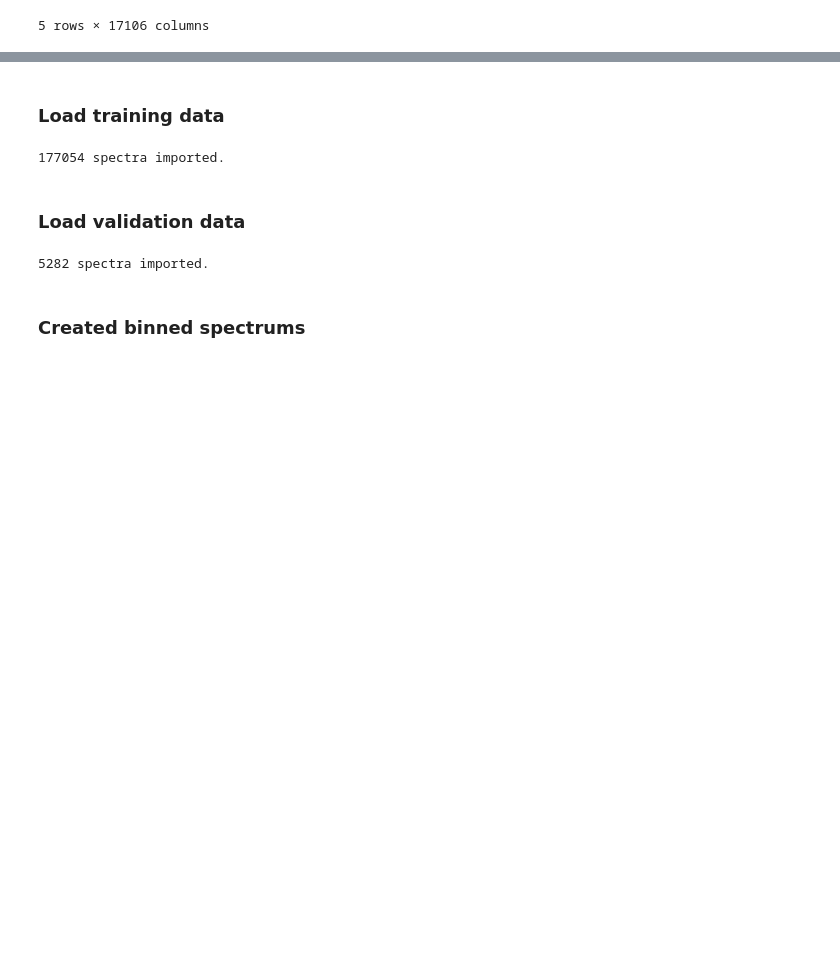
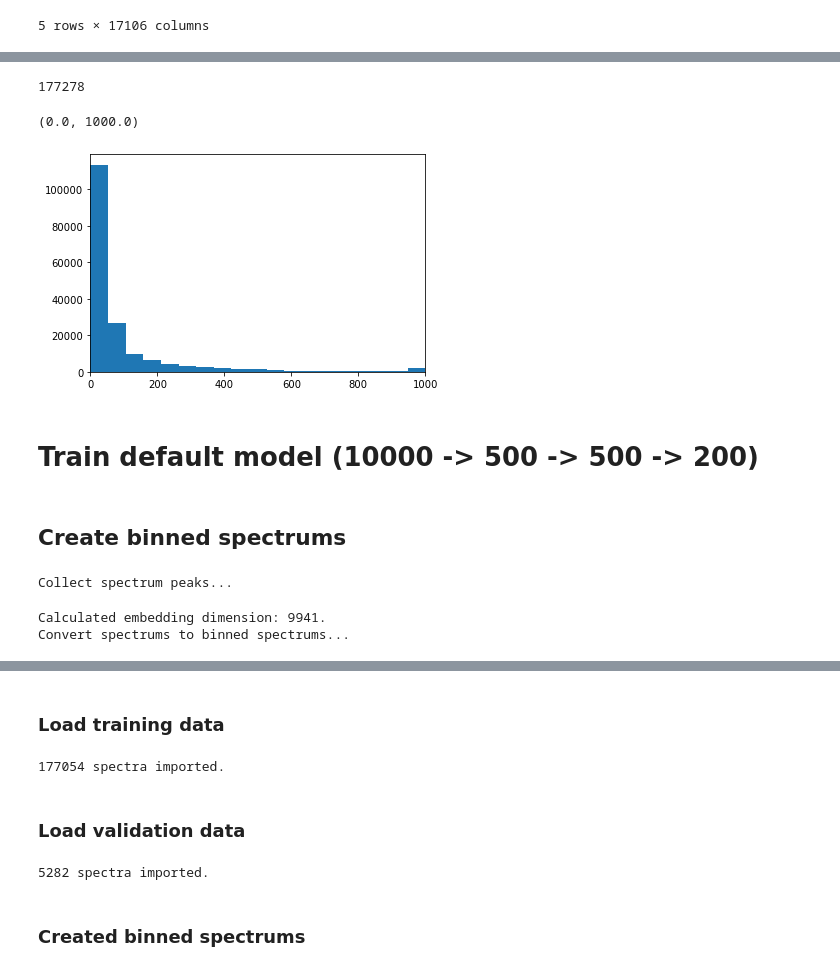
Before and after one commit to iomega/ms2query, a Jupyter notebook: notebooks/MS2Query_train_models_All_Spectrums_data210409.ipynb, the cells around one changed output, grey strips where cells are left out. Saved outputs shown, nothing was run; the diff lists cells and outputs as text; code cells hidden in the pictures; blank space fills up the shorter version.

```diff
--- a/notebooks/MS2Query_train_models_All_Spectrums_data210409.ipynb
+++ b/notebooks/MS2Query_train_models_All_Spectrums_data210409.ipynb
@@ -31,0 +69,35 @@ np.save(filename, tanimoto_df.index.values)
+# %%
+from matchms.filtering import reduce_to_number_of_peaks
+from matchms.filtering import select_by_relative_intensity
+
+def process_peaks(s):
+    s = select_by_relative_intensity(s, intensity_from=0.001)
+    s = reduce_to_number_of_peaks(s, n_max=1000)
+    return s
+
+spectrums_training = [process_peaks(s) for s in spectrums_training]
+spectrums_val = [process_peaks(s) for s in spectrums_val]
+# %%
+spectrums_training = [s for s in spectrums_training if s is not None]
+len(spectrums_training)
+# %% [output]
+177278
+# %%
+numbers_of_peaks = [len(s.peaks) for s in spectrums_training]
+plt.hist(numbers_of_peaks, np.linspace(0,1000,20))
+plt.xlim(0, 1000)
+# %% [output]
+(0.0, 1000.0)
+[figure, added]
+# %% [markdown]
+# Train default model (10000 -> 500 -> 500 -> 200)
+# %% [markdown]
+## Create binned spectrums
+# %%
+spectrum_binner = SpectrumBinner(10000, mz_min=10.0, mz_max=1000.0, peak_scaling=0.5,
+                                 allowed_missing_percentage=10.0)
+binned_spectrums_training = spectrum_binner.fit_transform(spectrums_training)
+# %% [output]
+Collect spectrum peaks...
+Calculated embedding dimension: 9941.
+Convert spectrums to binned spectrums...
```
Also changed, not shown: parts of 30 cells of this notebook.
